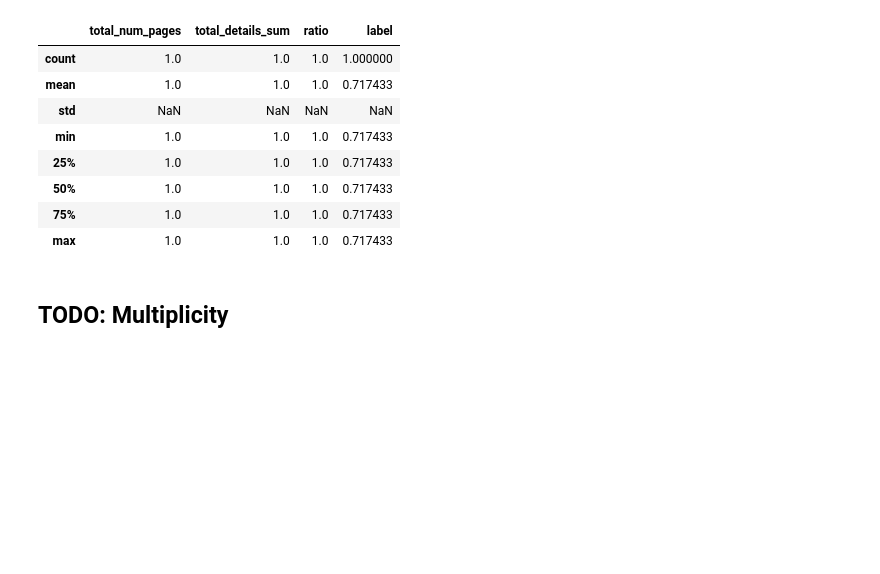
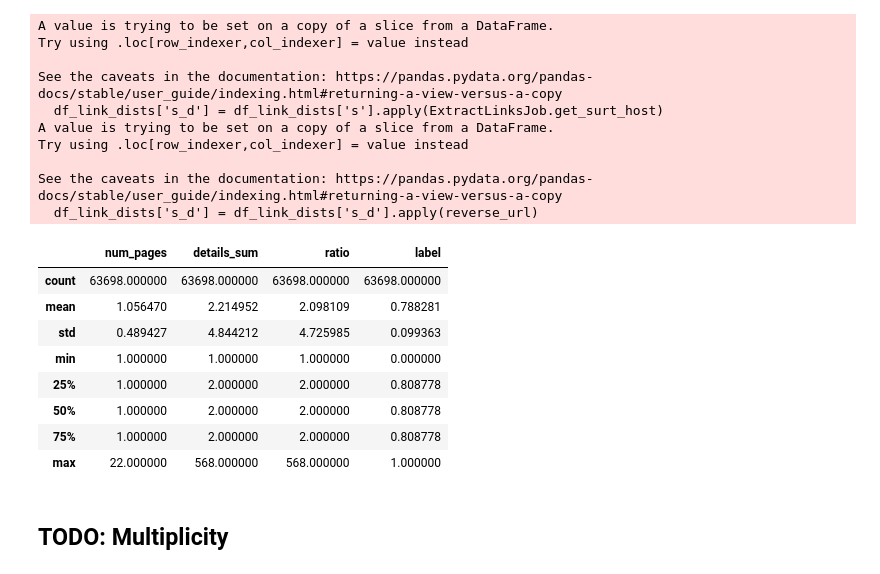
Before and after one commit to PeterCarragher/cc-webgraph-weighted, a Jupyter notebook: cc/query_podcasts.ipynb, the cells around one changed output. Drawn from its saved outputs; the diff is of its cells as text; code cells hidden in the pictures; blank space fills up the shorter version.

```diff
--- a/cc/query_podcasts.ipynb
+++ b/cc/query_podcasts.ipynb
@@ -99,0 +90,25 @@ ModuleNotFoundError: No module named 'tqdm'
+# %%
+known_podcasts = [
+    'player.fm/series/',
+    'podbean.com',
+    'libsyn.com',
+    # 'buzzsprout.com',
+    # 'last.fm',
+    # 'lastfm.com',
+    # 'podcastaddict.com',
+    # 'podcasts.apple.com',
+    # 'spotify.com/show/',
+]
+
+def is_podcast(url):
+    return any(provider in url for provider in known_podcasts)
+
+df_link_dists = df_link_dists_full[df_link_dists_full['s'].apply(is_podcast)]
+
+def reverse_url(url):
+    components = url.split('.')
+    reversed_url = '.'.join(components[::-1])
+    return reversed_url
+
+df_link_dists['t'] = df_link_dists['t'].apply(reverse_url)
+df_link_dists.head(10)
@@ -100,38 +127,47 @@ ModuleNotFoundError: No module named 'tqdm'
 # %%
 import pandas as pd
 import numpy as np
+# add parent to sys.path
+import sys
+sys.path.append('../cc-pyspark')
 from wat_extract_links import ExtractLinksJob
-
-def reverse_url(url):
-    components = url.split('.')
-    reversed_url = '.'.join(components[::-1])
-    return reversed_url
 
 def is_substring(row, col_a, col_b):
     return row[col_a] not in row[col_b]
 
-df_link_dists['t'] = df_link_dists['t'].apply(reverse_url)
 df_link_dists['s_d'] = df_link_dists['s'].apply(ExtractLinksJob.get_surt_host)
 df_link_dists['s_d'] = df_link_dists['s_d'].apply(reverse_url)
 
 # labels = pd.read_csv('../data/attributes.csv')[['url','label']]
-labels = pd.read_csv('../data/news_ratings_11k.csv')[['domain', 'pc1']]
+labels = pd.read_csv('data/news_ratings_11k.csv')[['domain', 'pc1']]
 labels.columns = ['url','label']
 df_link_dists_labelled = df_link_dists.merge(right=labels, left_on='t', right_on='url', how='inner')
 df_link_dists_labelled = df_link_dists_labelled[~df_link_dists_labelled.apply(lambda row: row['t'] in row['s'], axis=1)]
 df_link_dists_labelled = df_link_dists_labelled[~df_link_dists_labelled.apply(lambda row: row['s'] in row['t'], axis=1)]
+# rename c_list to link_dist
+df_link_dists_labelled.rename(columns={'c_list': 'link_dist'}, inplace=True)
 df_link_dists_labelled['link_dist'] = df_link_dists_labelled['link_dist'].apply(np.concatenate)
 df_link_dists_labelled.describe()
 # %% [output]
+A value is trying to be set on a copy of a slice from a DataFrame.
+Try using .loc[row_indexer,col_indexer] = value instead
+
+See the caveats in the documentation: https://pandas.pydata.org/pandas-docs/stable/user_guide/indexing.html#returning-a-view-versus-a-copy
+  df_link_dists['s_d'] = df_link_dists['s'].apply(ExtractLinksJob.get_surt_host)
+A value is trying to be set on a copy of a slice from a DataFrame.
+Try using .loc[row_indexer,col_indexer] = value instead
+
+See the caveats in the documentation: https://pandas.pydata.org/pandas-docs/stable/user_guide/indexing.html#returning-a-view-versus-a-copy
+  df_link_dists['s_d'] = df_link_dists['s_d'].apply(reverse_url)
-|  | total_num_pages | total_details_sum | ratio | label |
-| count | 1.0 | 1.0 | 1.0 | 1.000000 |
-| mean | 1.0 | 1.0 | 1.0 | 0.717433 |
-| std | NaN | NaN | NaN | NaN |
-| min | 1.0 | 1.0 | 1.0 | 0.717433 |
-| 25% | 1.0 | 1.0 | 1.0 | 0.717433 |
-| 50% | 1.0 | 1.0 | 1.0 | 0.717433 |
-| 75% | 1.0 | 1.0 | 1.0 | 0.717433 |
-| max | 1.0 | 1.0 | 1.0 | 0.717433 |
+|  | num_pages | details_sum | ratio | label |
+| count | 63698.000000 | 63698.000000 | 63698.000000 | 63698.000000 |
+| mean | 1.056470 | 2.214952 | 2.098109 | 0.788281 |
+| std | 0.489427 | 4.844212 | 4.725985 | 0.099363 |
+| min | 1.000000 | 1.000000 | 1.000000 | 0.000000 |
+| 25% | 1.000000 | 2.000000 | 2.000000 | 0.808778 |
+| 50% | 1.000000 | 2.000000 | 2.000000 | 0.808778 |
+| 75% | 1.000000 | 2.000000 | 2.000000 | 0.808778 |
+| max | 22.000000 | 568.000000 | 568.000000 | 1.000000 |
 # %% [markdown]
 ## TODO: Multiplicity
 # %%
```
Also changed, not shown: parts of 16 cells of this notebook.
